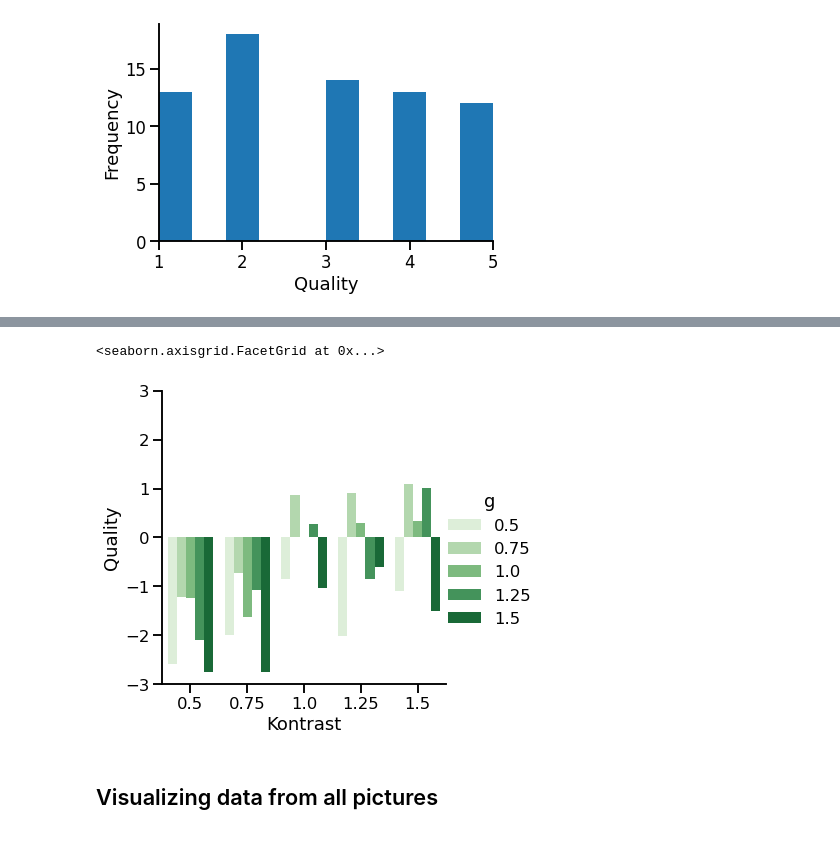
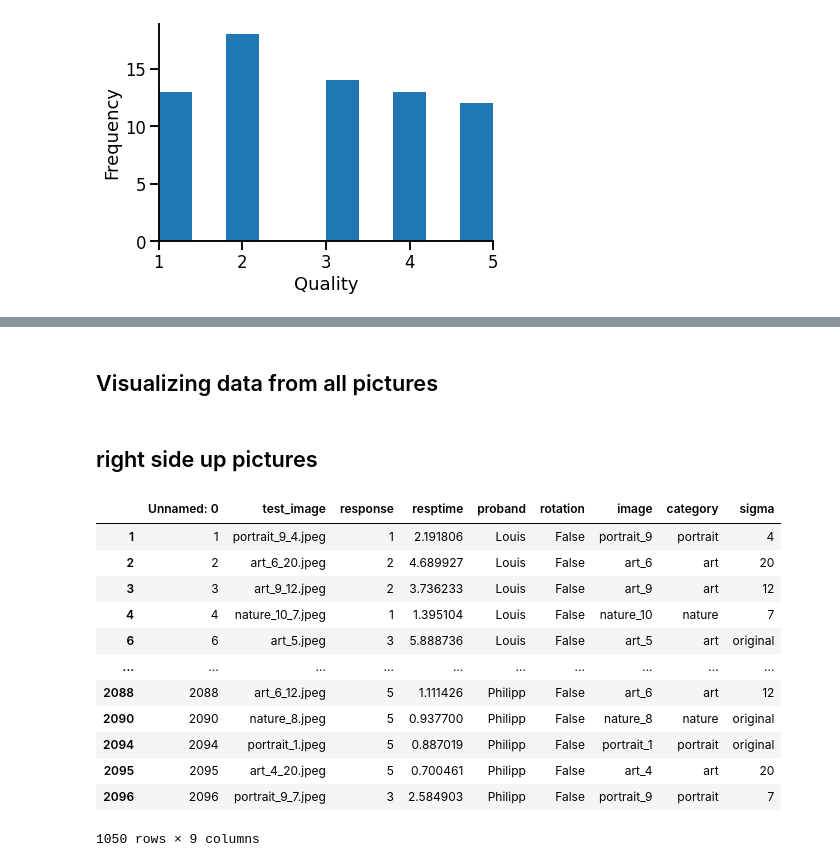
Before and after one commit to NerdPixel/PiQ, a Jupyter notebook: results/auswertung.ipynb, the cells around one changed output, grey strips where cells are left out. Cells and saved outputs as stored; diff of their text form; code cells hidden in the pictures.

```diff
--- a/results/auswertung.ipynb
+++ b/results/auswertung.ipynb
@@ -195,12 +170,22 @@ Text(0.5, 1.0, 'Abstrakt')
-# %%
-#### barplot aggregated by k and g
-g = sns.catplot(x='k', y='quality_value', data=d, hue='g', palette='Greens',
-                kind='bar', ci='sd')
-g.set_ylabels('Quality')
-g.set_xlabels('Kontrast')
-g.set(ylim = (-3, 3))
-# %% [output]
-<seaborn.axisgrid.FacetGrid at 0x...>
-[figure, removed]
 # %% [markdown]
 ## Visualizing data from all pictures
+# %% [markdown]
+## right side up pictures
+# %%
+rsu = df[df['rotation'] == False]
+
+rsu
+# %% [output]
+|  | Unnamed: 0 | test_image | response | resptime | proband | rotation | image | category | sigma |
+| 1 | 1 | portrait_9_4.jpeg | 1 | 2.191806 | Louis | False | portrait_9 | portrait | 4 |
+| 2 | 2 | art_6_20.jpeg | 2 | 4.689927 | Louis | False | art_6 | art | 20 |
+| 3 | 3 | art_9_12.jpeg | 2 | 3.736233 | Louis | False | art_9 | art | 12 |
+| 4 | 4 | nature_10_7.jpeg | 1 | 1.395104 | Louis | False | nature_10 | nature | 7 |
+| 6 | 6 | art_5.jpeg | 3 | 5.888736 | Louis | False | art_5 | art | original |
+| ... | ... | ... | ... | ... | ... | ... | ... | ... | ... |
+| 2088 | 2088 | art_6_12.jpeg | 5 | 1.111426 | Philipp | False | art_6 | art | 12 |
+| 2090 | 2090 | nature_8.jpeg | 5 | 0.937700 | Philipp | False | nature_8 | nature | original |
+| 2094 | 2094 | portrait_1.jpeg | 5 | 0.887019 | Philipp | False | portrait_1 | portrait | original |
+| 2095 | 2095 | art_4_20.jpeg | 5 | 0.700461 | Philipp | False | art_4 | art | 20 |
+| 2096 | 2096 | portrait_9_7.jpeg | 3 | 2.584903 | Philipp | False | portrait_9 | portrait | 7 |
+1050 rows × 9 columns
```
Also changed, not shown: parts of 34 cells of this notebook.
